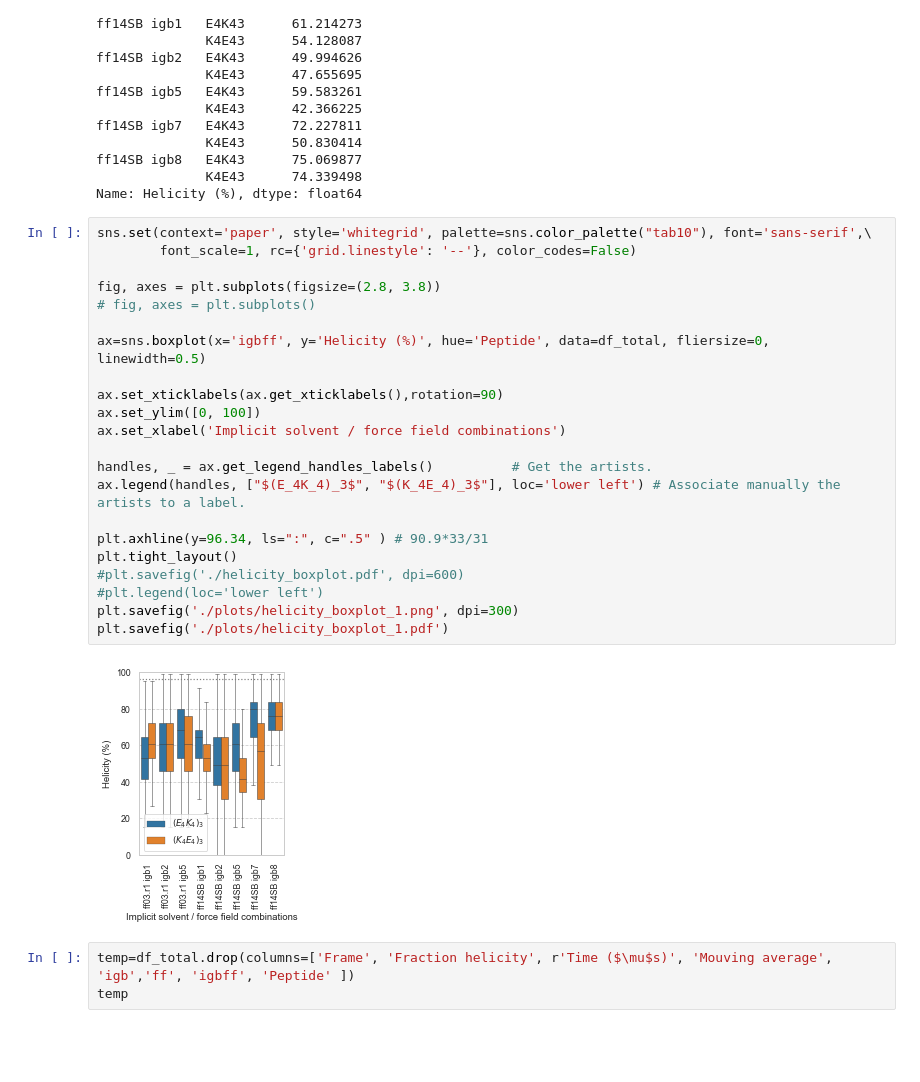
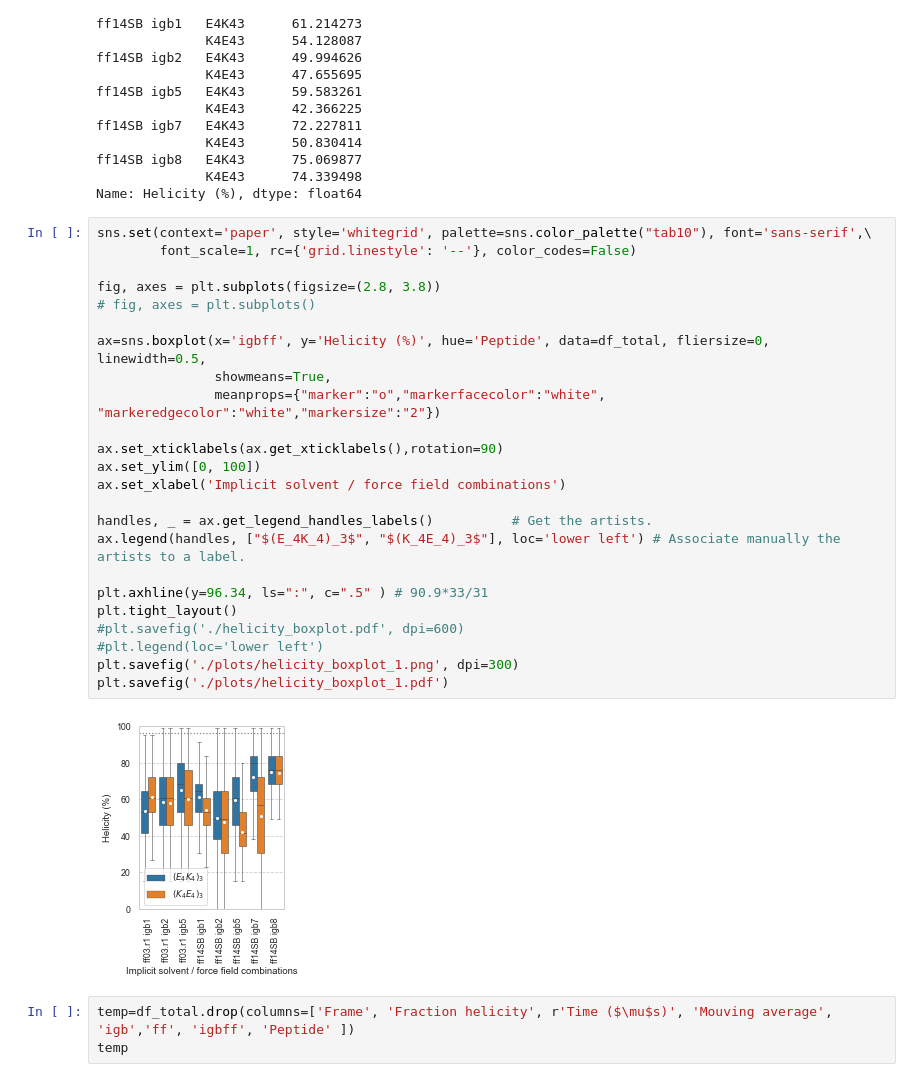
Before and after one commit to eric-jm-lang/GB_simulations_de_novo_peptides, a Jupyter notebook: 3-K4E43_and_E4K43/3-Analysis/Analysis_percentage_helicity_3.ipynb, the cells around one changed output. Drawn from its saved outputs; the diff is of its cells as text; blank space fills up the shorter version.

```diff
--- a/3-K4E43_and_E4K43/3-Analysis/Analysis_percentage_helicity_3.ipynb
+++ b/3-K4E43_and_E4K43/3-Analysis/Analysis_percentage_helicity_3.ipynb
@@ -154,27 +154,29 @@ Name: Helicity (%), dtype: float64
 # %%
 sns.set(context='paper', style='whitegrid', palette=sns.color_palette("tab10"), font='sans-serif',\
         font_scale=1, rc={'grid.linestyle': '--'}, color_codes=False)
 
 fig, axes = plt.subplots(figsize=(2.8, 3.8))
 # fig, axes = plt.subplots()
 
-ax=sns.boxplot(x='igbff', y='Helicity (%)', hue='Peptide', data=df_total, fliersize=0, linewidth=0.5)
+ax=sns.boxplot(x='igbff', y='Helicity (%)', hue='Peptide', data=df_total, fliersize=0, linewidth=0.5,
+               showmeans=True,
+               meanprops={"marker":"o","markerfacecolor":"white", "markeredgecolor":"white","markersize":"2"})
 
 ax.set_xticklabels(ax.get_xticklabels(),rotation=90)
 ax.set_ylim([0, 100])
 ax.set_xlabel('Implicit solvent / force field combinations')
 
 handles, _ = ax.get_legend_handles_labels()          # Get the artists.
 ax.legend(handles, ["$(E_4K_4)_3$", "$(K_4E_4)_3$"], loc='lower left') # Associate manually the artists to a label.
 
 plt.axhline(y=96.34, ls=":", c=".5" ) # 90.9*33/31
 plt.tight_layout()
 #plt.savefig('./helicity_boxplot.pdf', dpi=600)
 #plt.legend(loc='lower left')
 plt.savefig('./plots/helicity_boxplot_1.png', dpi=300)
 plt.savefig('./plots/helicity_boxplot_1.pdf')
 # %% [output]
-[figure, old version]
+[figure, new version]
 # %%
 temp=df_total.drop(columns=['Frame', 'Fraction helicity', r'Time ($\mu$s)', 'Mouving average', 'igb','ff', 'igbff', 'Peptide' ])
 temp
```
Also changed, not shown: 10 other files.
